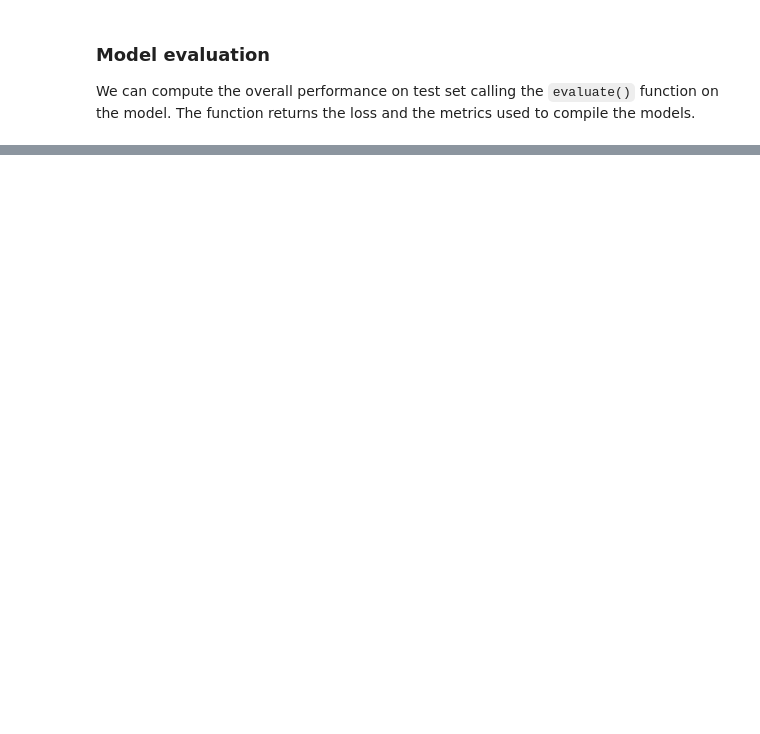
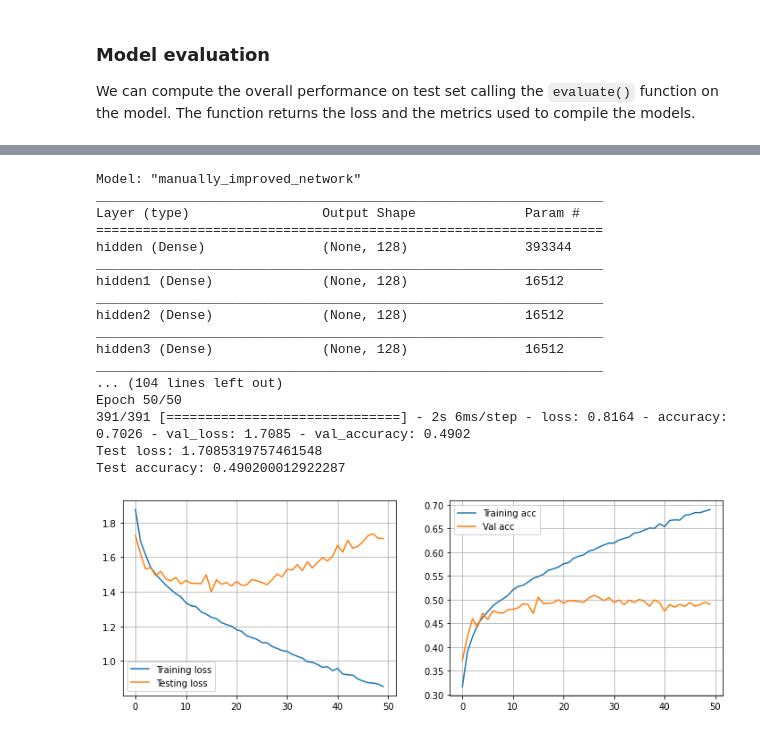
Before and after one commit to PatCH0816/TSM_DeLearn, a Jupyter notebook: exercises/exercise8/gr11_shallow_networks_cifar10.ipynb, the cells around one changed output, grey strips where cells are left out. Cells and saved outputs as stored; diff of their text form; code cells hidden in the pictures; blank space fills up the shorter version.

```diff
--- a/exercises/exercise8/gr11_shallow_networks_cifar10.ipynb
+++ b/exercises/exercise8/gr11_shallow_networks_cifar10.ipynb
@@ -387,0 +473,61 @@ Test accuracy: 0.4602999985218048
+# %%
+epochs = 50
+batches = 128
+D = X_train.shape[1]  # dimension of input sample - 32*32*3 CIFAR10
+
+model4 = Sequential(name='manually_improved_network')
+
+# two layers network
+H = 128
+model4.add(Dense(H, input_shape=(D,), activation='relu', name="hidden"))
+model4.add(Dense(H, activation='relu', name="hidden1"))
+model4.add(Dense(H, activation='relu', name="hidden2"))
+model4.add(Dense(H, activation='relu', name="hidden3"))
+model4.add(Dense(n_classes, input_shape=(D,), activation='softmax', name="output"))
+
+model4.summary()
+
+model4.compile(loss=tf.keras.losses.CategoricalCrossentropy(),
+             optimizer='adam',
+             metrics=['accuracy'])
+
+log4 = model4.fit(X_train,
+                Y_train,
+                batch_size=batches,
+                epochs=epochs,
+                validation_data=(X_test, Y_test))
+
+f = plt.figure(figsize=(12,4))
+ax1 = f.add_subplot(121)
+ax2 = f.add_subplot(122)
+ax1.plot(log4.history['loss'], label='Training loss')
+ax1.plot(log4.history['val_loss'], label='Testing loss')
+ax1.legend()
+ax1.grid()
+ax2.plot(log4.history['accuracy'], label='Training acc')
+ax2.plot(log4.history['val_accuracy'], label='Val acc')
+ax2.legend()
+ax2.grid()
+
+loss_test, metric_test = model4.evaluate(X_test, Y_test, verbose=0)
+print('Test loss:', loss_test)
+print('Test accuracy:', metric_test)
+# %% [output]
+Model: "manually_improved_network"
+_________________________________________________________________
+Layer (type)                 Output Shape              Param #
+=================================================================
+hidden (Dense)               (None, 128)               393344
+_________________________________________________________________
+hidden1 (Dense)              (None, 128)               16512
+_________________________________________________________________
+hidden2 (Dense)              (None, 128)               16512
+_________________________________________________________________
+hidden3 (Dense)              (None, 128)               16512
+_________________________________________________________________
+... (104 lines left out)
+Epoch 50/50
+391/391 [==============================] - 2s 6ms/step - loss: 0.8164 - accuracy: 0.7026 - val_loss: 1.7085 - val_accuracy: 0.4902
+Test loss: 1.7085319757461548
+Test accuracy: 0.490200012922287
+[figure, added]
```
Also changed, not shown: parts of 13 cells of this notebook.
